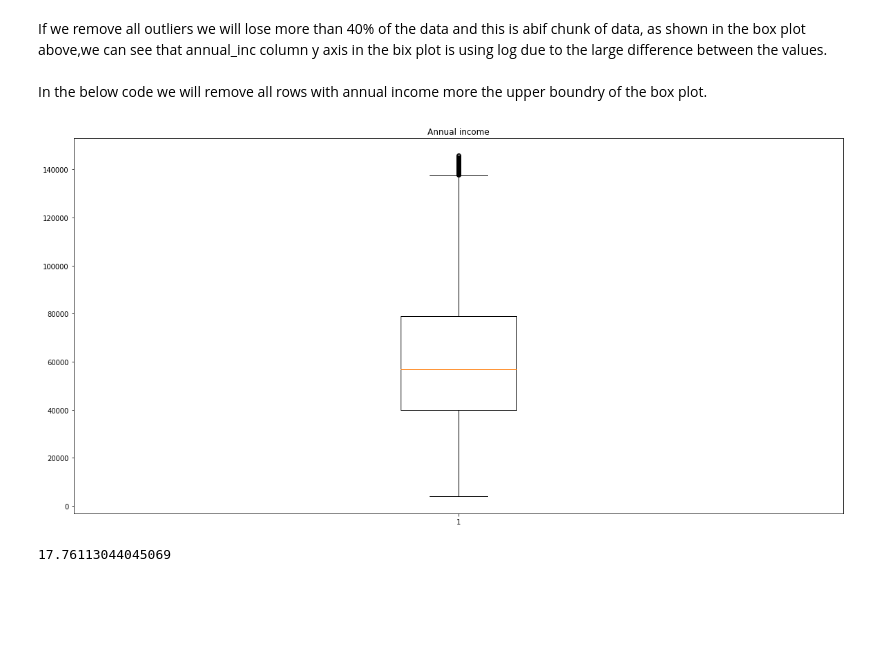
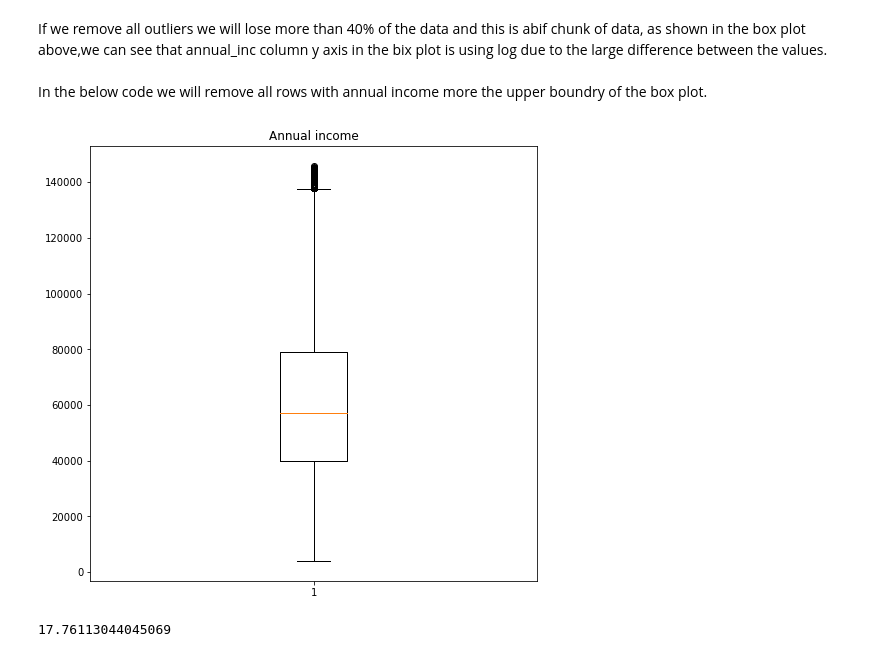
Before and after one commit to npalupunoori/LendingClubCaseStudy, a Jupyter notebook: Naren_Reddy_Palupunoori.ipynb, the cells around one changed output. Saved outputs shown, nothing was run; the diff lists cells and outputs as text; code cells hidden in the pictures; blank space fills up the shorter version.

```diff
--- a/Naren_Reddy_Palupunoori.ipynb
+++ b/Naren_Reddy_Palupunoori.ipynb
@@ -344,13 +344,13 @@ loan_clean = loan.loc[(loan['annual_inc'] <= upper_annual_inc) & (loan['loan_sta
 loan_current = loan.loc[(loan['annual_inc'] <= upper_annual_inc) & (loan['loan_status'] == "Current")]
 loan_high = loan.loc[loan['annual_inc'] > upper_annual_inc]
 # %%
-plt.figure(figsize = (20,10))
+plt.figure(figsize = (8,8))
 plt.boxplot(loan_clean["annual_inc"])
 plt.title("Annual income")
 plt.savefig('clean_annual_inc.png')
 plt.show()
 # %% [output]
-[figure, old version]
+[figure, new version]
 # %%
 100*(1 - loan_clean["annual_inc"].sum()/loan["annual_inc"].sum())
 # %% [output]
```
Also changed, not shown: parts of 19 cells of this notebook.
